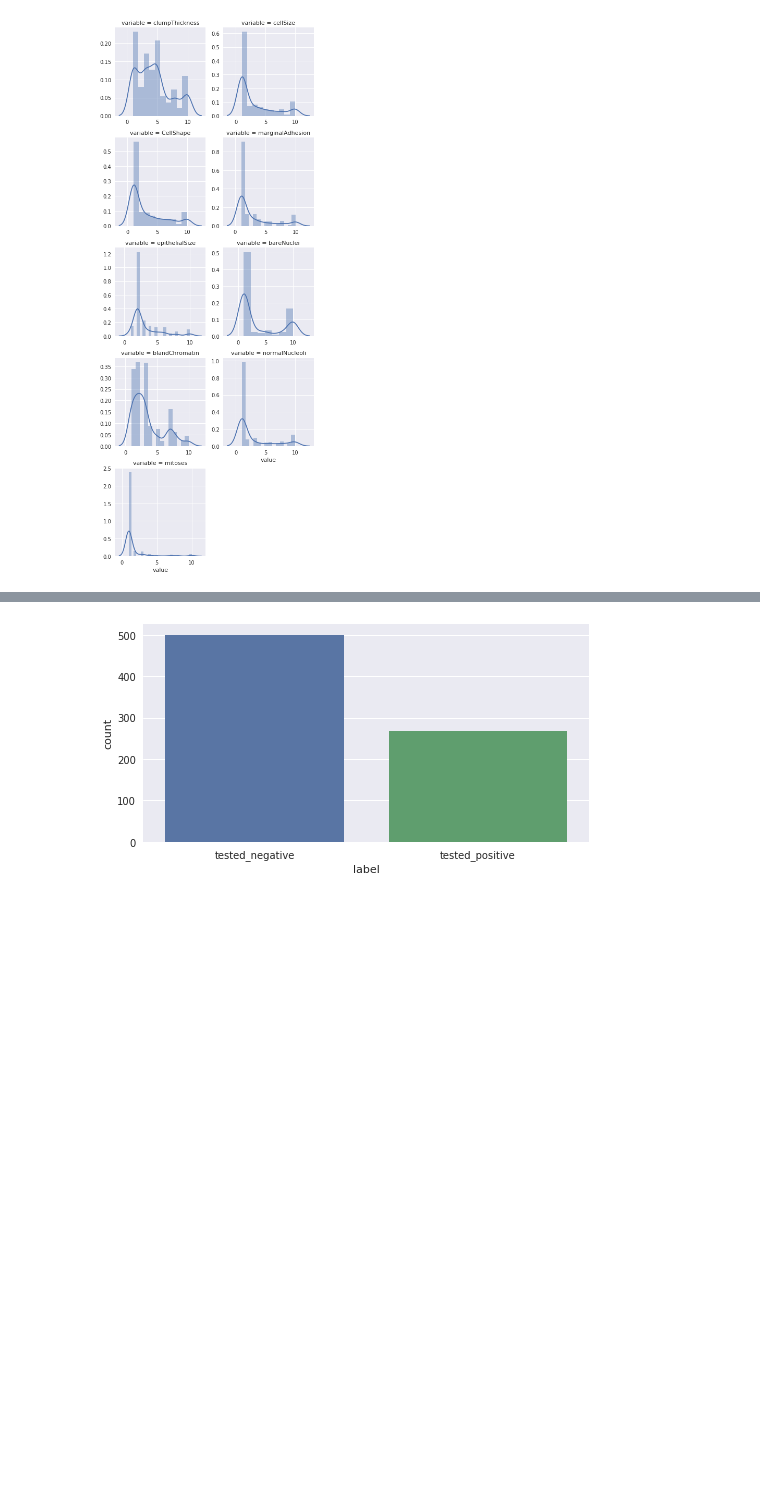
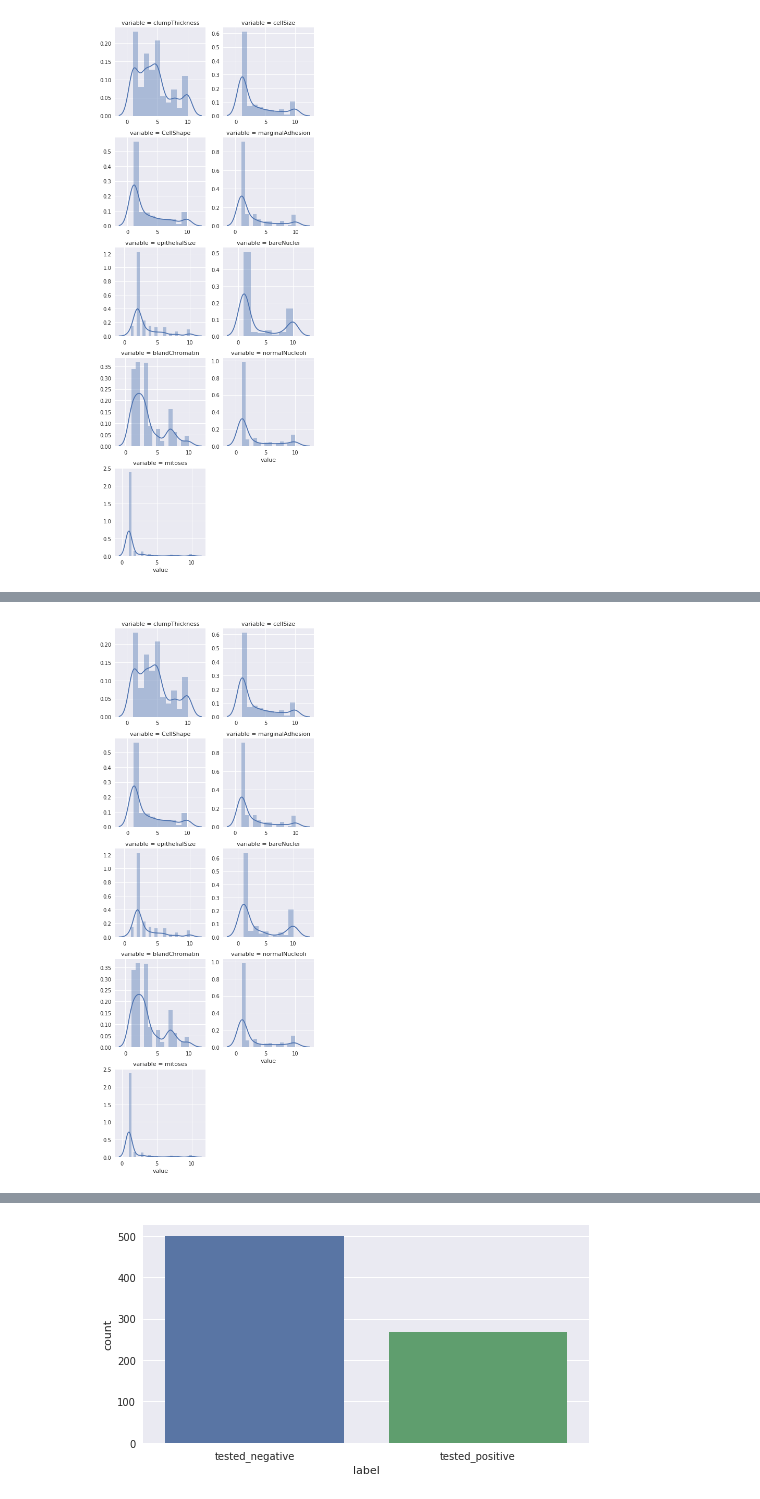
Before and after one commit to VanessaNav/DataMining, a Jupyter notebook: Prac1IvanVanessa.ipynb, the cells around one changed output, grey strips where cells are left out. Cells and saved outputs as stored; diff of their text form; code cells hidden in the pictures; blank space fills up the shorter version.

```diff
--- a/Prac1IvanVanessa.ipynb
+++ b/Prac1IvanVanessa.ipynb
@@ -120,0 +172,11 @@ COMENTAR VARIABLES MÁS DESCRIPTIVAS Y HABLAR SOBRE VALORES ANOMALOS
+# %%
+# Calculamos el vector de medias
+meansValues2 = df2.mean()
+prueba2=df2_sinId.copy()
+
+# Ahora lo usamos para rellenar:
+cleanDf2 = prueba2.fillna( meansValues2 )
+# %%
+gMultipleHistogram(cleanDf2)
+# %% [output]
+[figure, added]
```
Also changed, not shown: parts of 48 cells of this notebook, 1 other file.
